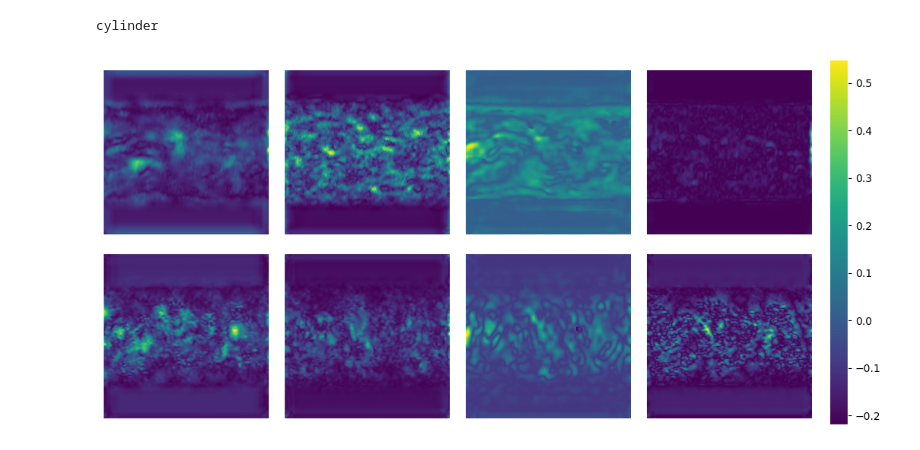
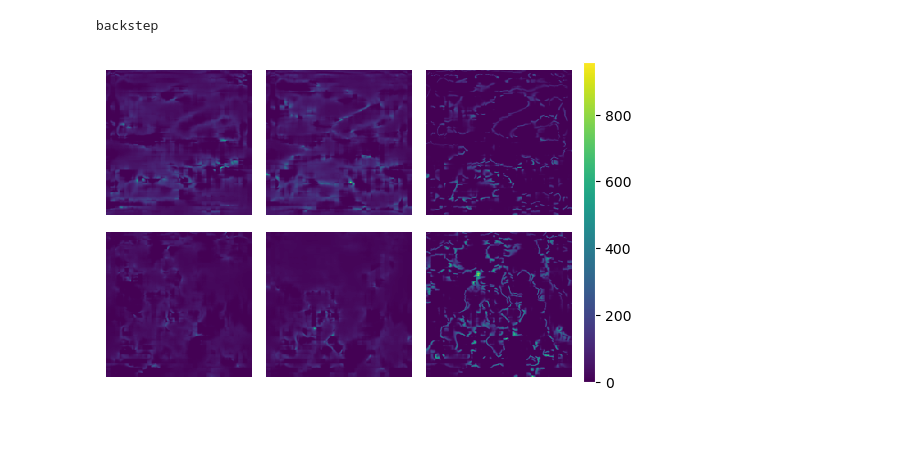
Before and after one commit to HardingPan/UR, a Jupyter notebook: fig5.ipynb, the cells around one changed output. Saved outputs shown, nothing was run; the diff lists cells and outputs as text; code cells hidden in the pictures.

```diff
--- a/fig5.ipynb
+++ b/fig5.ipynb
@@ -41,7 +41,10 @@ def load_data(cls):
 
     return datas_multimodel, datas_multitransform, datas_truth, datas_un
 
-def compute_sigma(mms, mts, uns, mm, mt, mue):
+def pdf(mu, sigma):
+    return (1/sigma*math.sqrt(2*math.pi))*np.exp(-np.square(mu)/(2*np.square(sigma)))
+
+def compute_probability(mms, mts, uns, mm, mt, mue):
     idx_random = random.randint(0, len(uns))
     u_res = np.abs(np.load(uns[idx_random])[-2] - np.load(uns[idx_random])[2])
     v_res = np.abs(np.load(uns[idx_random])[-1] - np.load(uns[idx_random])[3])
@@ -51,9 +54,18 @@ def compute_sigma(mms, mts, uns, mm, mt, mue):
     data_mue = torch.from_numpy(data_mue).to(DEVICE)
     u_mue, v_mue = mue.get_sigma(data_mue)
 
-    return np.stack((u_mm, u_mt, u_mue, u_res, v_mm, v_mt, v_mue, v_res), 0)
+    pdf_u_mm = pdf(u_res, u_mm)
+    pdf_v_mm = pdf(v_res, v_mm)
 
-def get_sigma():
+    pdf_u_mt = pdf(u_res, u_mt)
+    pdf_v_mt = pdf(v_res, v_mt)
+
+    pdf_u_mue = pdf(u_res, u_mue)
+    pdf_v_mue = pdf(v_res, v_mue)
+
+    return np.abs(np.stack((pdf_u_mm, pdf_u_mt, pdf_u_mue, pdf_v_mm, pdf_v_mt, pdf_v_mue), 0))
+
+def get_probability():
 
     cls = ['backstep', 'cylinder', 'JHTDB_channel', 'JHTDB_isotropic1024_hd', 'JHTDB_mhd1024_hd', 'SQG']
     model_path = '/home/panding/code/UR/unet-model/best-1.pt'
@@ -64,51 +76,58 @@ def get_sigma():
     cls_random = random.randint(0, len(cls)-1)
     print(cls[cls_random])
     mms, mts, truths, uns = load_data(cls[cls_random])
-    result = compute_sigma(mms, mts, uns, mm, mt, mue)
+    result = compute_probability(mms, mts, uns, mm, mt, mue)
 
     return result
 # %%
-data_path_multimodel = '/home/panding/code/UR/piv-data/unflownet-mm'
-data_path_multitransform = '/home/panding/code/UR/piv-data/unflownet-mt'
+# data_path_multimodel = '/home/panding/code/UR/piv-data/unflownet-mm'
+# data_path_multitransform = '/home/panding/code/UR/piv-data/unflownet-mt'
+# data_path_truth = '/home/panding/code/UR/piv-data/truth'
+# data_path_un = '/home/panding/code/UR/piv-data/ur-un'
+# data_path_ur = '/home/panding/code/UR/piv-data/raft-test'
+
+data_path_multimodel = '/home/panding/code/UR/piv-data/baseline-multimodel'
+data_path_multitransform = '/home/panding/code/UR/piv-data/baseline-multitransform'
 data_path_truth = '/home/panding/code/UR/piv-data/truth'
-data_path_un = '/home/panding/code/UR/piv-data/ur-un'
+data_path_un = '/home/panding/code/UR/piv-data/raft-test'
 data_path_ur = '/home/panding/code/UR/piv-data/raft-test'
 
-res = get_sigma()
+
+res = get_probability()
 # %% [output]
-cylinder
+backstep
 # %%
 # 定义子图的行数和列数
 num_rows = 2
-num_cols = 4
+num_cols = 3
 
 # 创建一个新的图像，并设置子图布局
-fig, axes = plt.subplots(num_rows, num_cols, figsize=(12, 6), facecolor='white')
+fig, axes = plt.subplots(num_rows, num_cols, figsize=(6, 4), facecolor='white')
 
 # 将每个图像显示在对应的子图中
 for i in range(num_rows):
     for j in range(num_cols):
         # 获取当前子图的坐标
         ax = axes[i, j]
         # 获取当前图像的索引
         img_index = i * num_cols + j
         # 显示图像
         im = ax.imshow(res[img_index])
         # 隐藏坐标轴
         ax.axis('off')
 
         if img_index == 2:
             # 将 colorbar 与第三个图像关联
             cax = fig.add_axes([0.92, 0.1, 0.02, 0.8])  # 调整 colorbar 的位置和尺寸
             cbar = fig.colorbar(im, cax=cax)
 
 # 调整子图之间的间距，并设置填充为白色
 plt.subplots_adjust(wspace=0.1, hspace=0.1)
 
 # 设置 colorbar 的字体颜色为黑色
 cbar.ax.tick_params(colors='black')
 
 # 显示图像
 plt.show()
 # %% [output]
-[figure, old version]
+[figure, new version]
```
Also changed, not shown: 2 other files.
